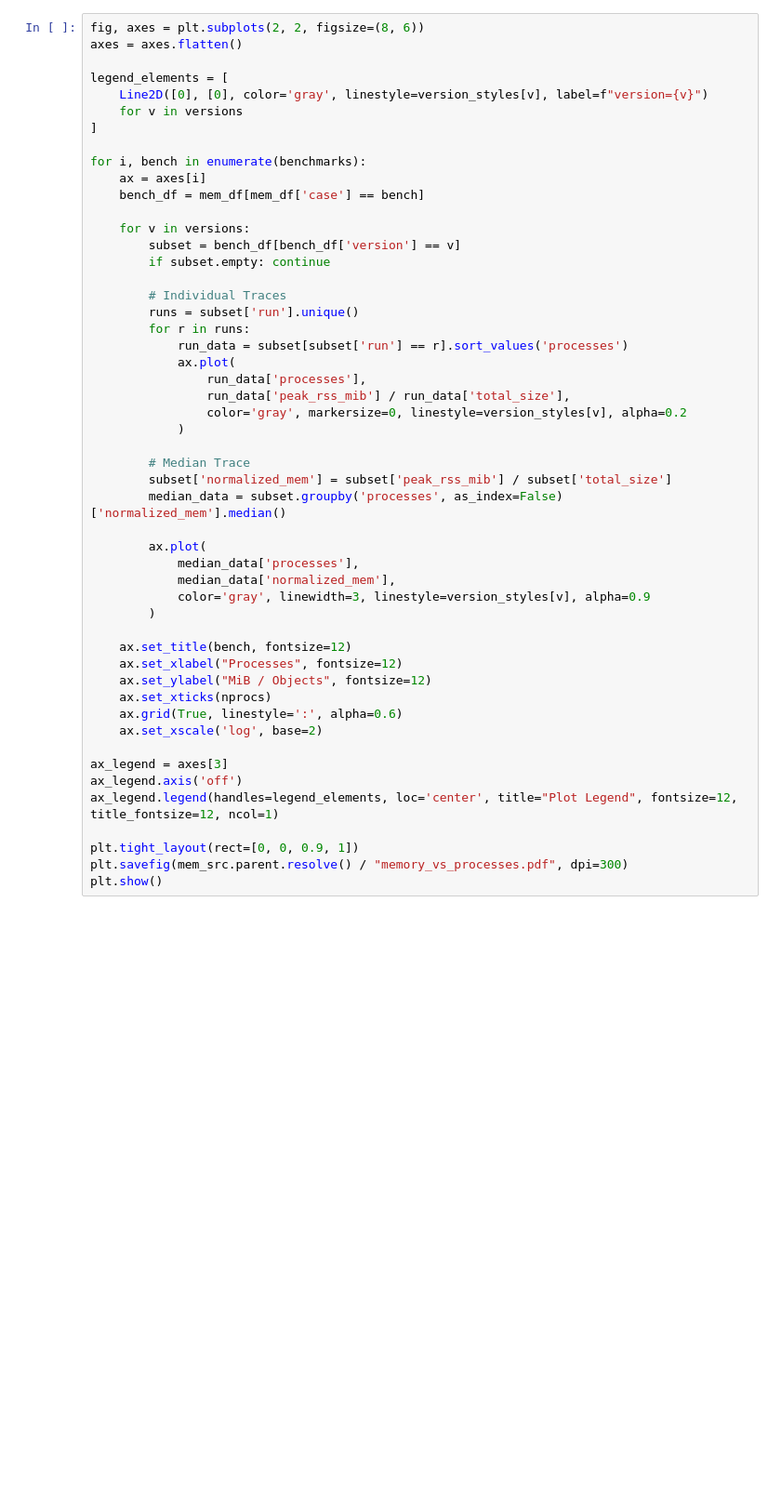
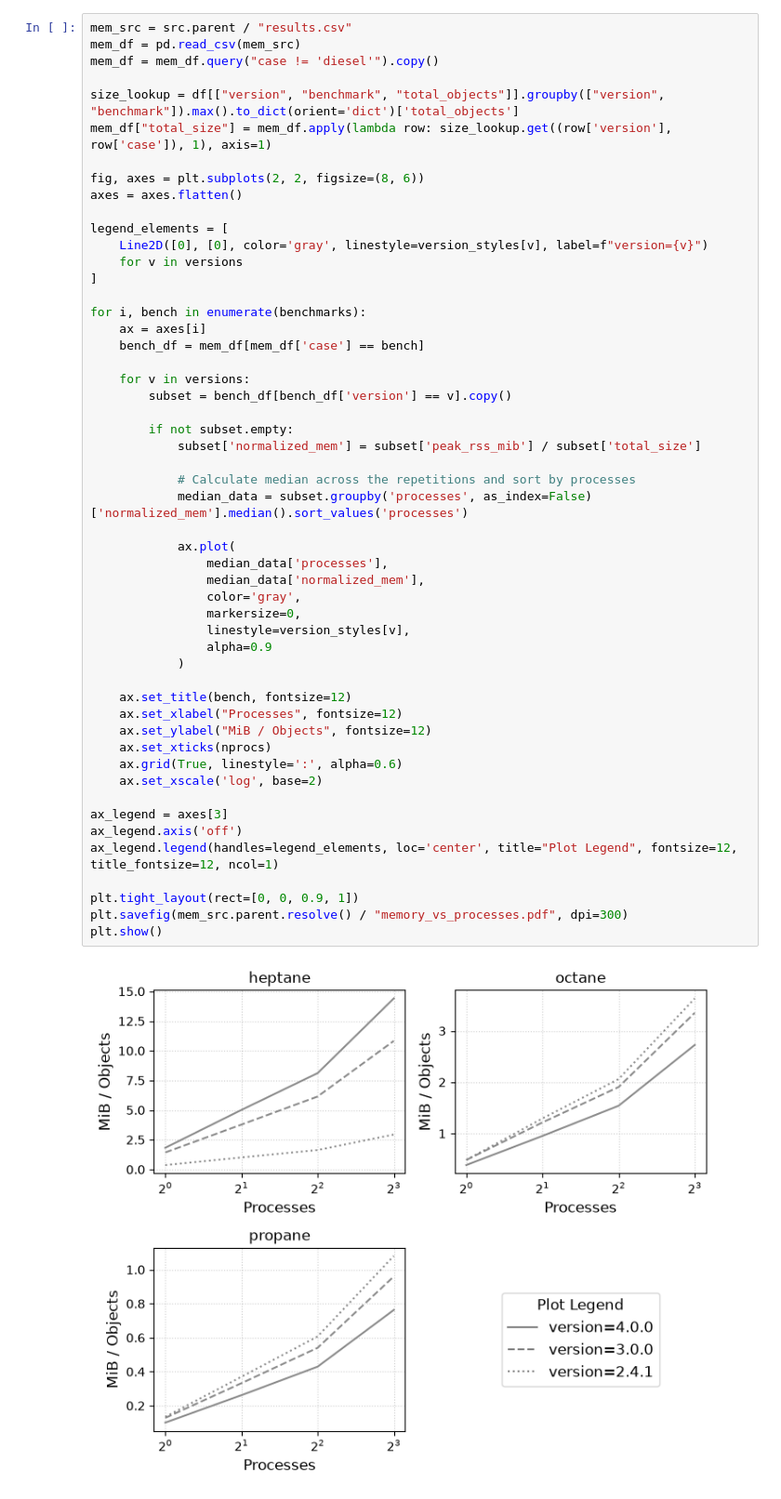
Before and after one commit to ReactionMechanismGenerator/RMG-benchmark, a Jupyter notebook: results.ipynb, the cells around one changed output. Shown at 93% size. Saved outputs shown, nothing was run; the diff lists cells and outputs as text; blank space fills up the shorter version.

```diff
--- a/results.ipynb
+++ b/results.ipynb
@@ -139,51 +136,54 @@ mem_df["total_size"] = mem_df.apply(lambda row: size_lookup.get((row['version'],
 # %%
+mem_src = src.parent / "results.csv"
+mem_df = pd.read_csv(mem_src)
+mem_df = mem_df.query("case != 'diesel'").copy()
+
+size_lookup = df[["version", "benchmark", "total_objects"]].groupby(["version", "benchmark"]).max().to_dict(orient='dict')['total_objects']
+mem_df["total_size"] = mem_df.apply(lambda row: size_lookup.get((row['version'], row['case']), 1), axis=1)
+
 fig, axes = plt.subplots(2, 2, figsize=(8, 6))
 axes = axes.flatten()
 
 legend_elements = [
     Line2D([0], [0], color='gray', linestyle=version_styles[v], label=f"version={v}")
     for v in versions
 ]
 
 for i, bench in enumerate(benchmarks):
     ax = axes[i]
     bench_df = mem_df[mem_df['case'] == bench]
 
     for v in versions:
-        subset = bench_df[bench_df['version'] == v]
-        if subset.empty: continue
+        subset = bench_df[bench_df['version'] == v].copy()
 
-        # Individual Traces
-        runs = subset['run'].unique()
-        for r in runs:
-            run_data = subset[subset['run'] == r].sort_values('processes')
+        if not subset.empty:
+            subset['normalized_mem'] = subset['peak_rss_mib'] / subset['total_size']
+
+            # Calculate median across the repetitions and sort by processes
+            median_data = subset.groupby('processes', as_index=False)['normalized_mem'].median().sort_values('processes')
+
             ax.plot(
-                run_data['processes'],
-                run_data['peak_rss_mib'] / run_data['total_size'],
-                color='gray', markersize=0, linestyle=version_styles[v], alpha=0.2
+                median_data['processes'],
+                median_data['normalized_mem'],
+                color='gray',
+                markersize=0,
+                linestyle=version_styles[v],
+                alpha=0.9
             )
-
-        # Median Trace
-        subset['normalized_mem'] = subset['peak_rss_mib'] / subset['total_size']
-        median_data = subset.groupby('processes', as_index=False)['normalized_mem'].median()
-
-        ax.plot(
-            median_data['processes'],
-            median_data['normalized_mem'],
-            color='gray', linewidth=3, linestyle=version_styles[v], alpha=0.9
-        )
 
     ax.set_title(bench, fontsize=12)
     ax.set_xlabel("Processes", fontsize=12)
     ax.set_ylabel("MiB / Objects", fontsize=12)
     ax.set_xticks(nprocs)
     ax.grid(True, linestyle=':', alpha=0.6)
     ax.set_xscale('log', base=2)
 
 ax_legend = axes[3]
 ax_legend.axis('off')
 ax_legend.legend(handles=legend_elements, loc='center', title="Plot Legend", fontsize=12, title_fontsize=12, ncol=1)
 
 plt.tight_layout(rect=[0, 0, 0.9, 1])
 plt.savefig(mem_src.parent.resolve() / "memory_vs_processes.pdf", dpi=300)
 plt.show()
+# %% [output]
+[figure, added]
```
Also changed, not shown: parts of 4 cells of this notebook, 1 other file.
